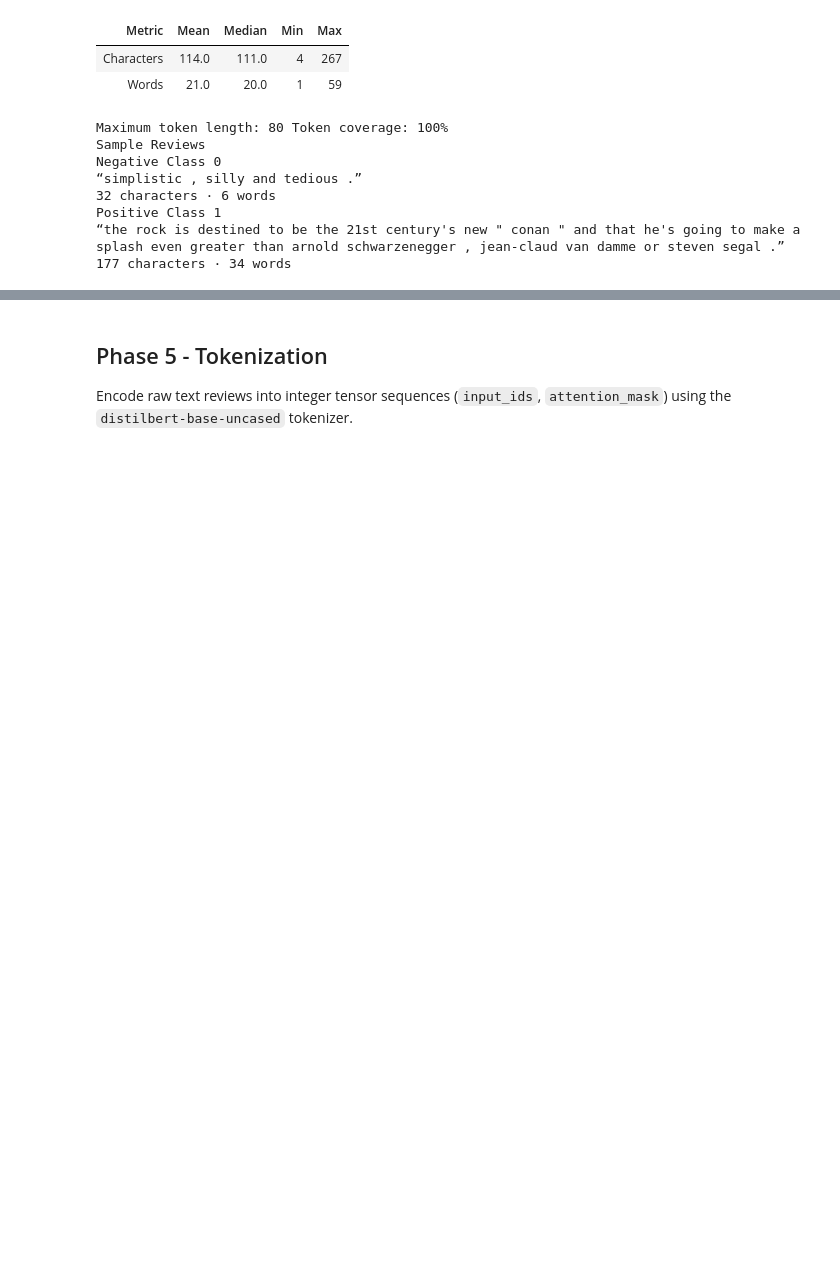
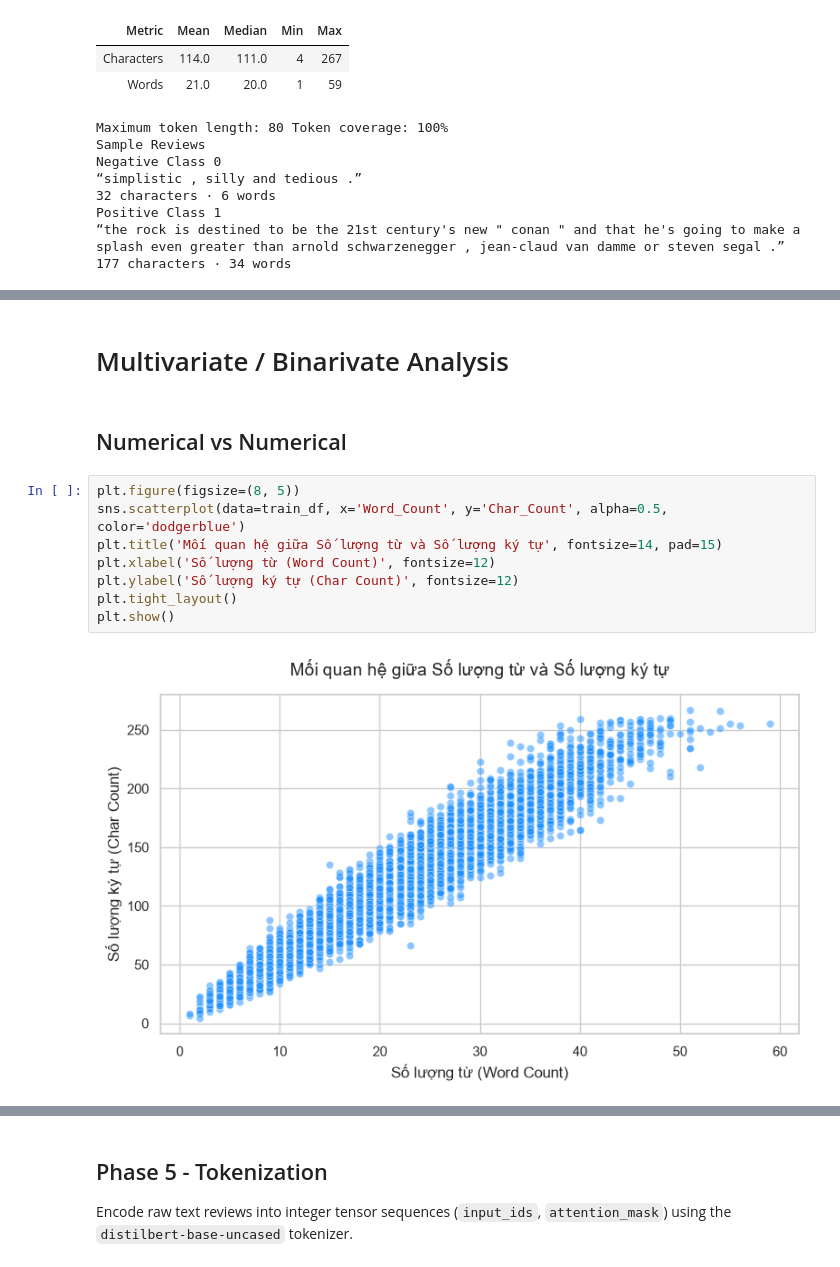
Before and after one commit to TiCoder-coder/TOTAL_LABPARACTICE_FOR_DEEP_LEARNING, a Jupyter notebook: total_practice/practice_3/notebook_practice_3/practice_3.ipynb, the cells around one changed output, grey strips where cells are left out. Saved outputs shown, nothing was run; the diff lists cells and outputs as text; blank space fills up the shorter version.

```diff
--- a/total_practice/practice_3/notebook_practice_3/practice_3.ipynb
+++ b/total_practice/practice_3/notebook_practice_3/practice_3.ipynb
@@ -221,0 +383,14 @@ Positive Class 1
+# %% [markdown]
+# Multivariate / Binarivate Analysis
+# %% [markdown]
+## Numerical vs Numerical
+# %%
+plt.figure(figsize=(8, 5))
+sns.scatterplot(data=train_df, x='Word_Count', y='Char_Count', alpha=0.5, color='dodgerblue')
+plt.title('Mối quan hệ giữa Số lượng từ và Số lượng ký tự', fontsize=14, pad=15)
+plt.xlabel('Số lượng từ (Word Count)', fontsize=12)
+plt.ylabel('Số lượng ký tự (Char Count)', fontsize=12)
+plt.tight_layout()
+plt.show()
+# %% [output]
+[figure, added]
```
Also changed, not shown: parts of 29 cells of this notebook.
